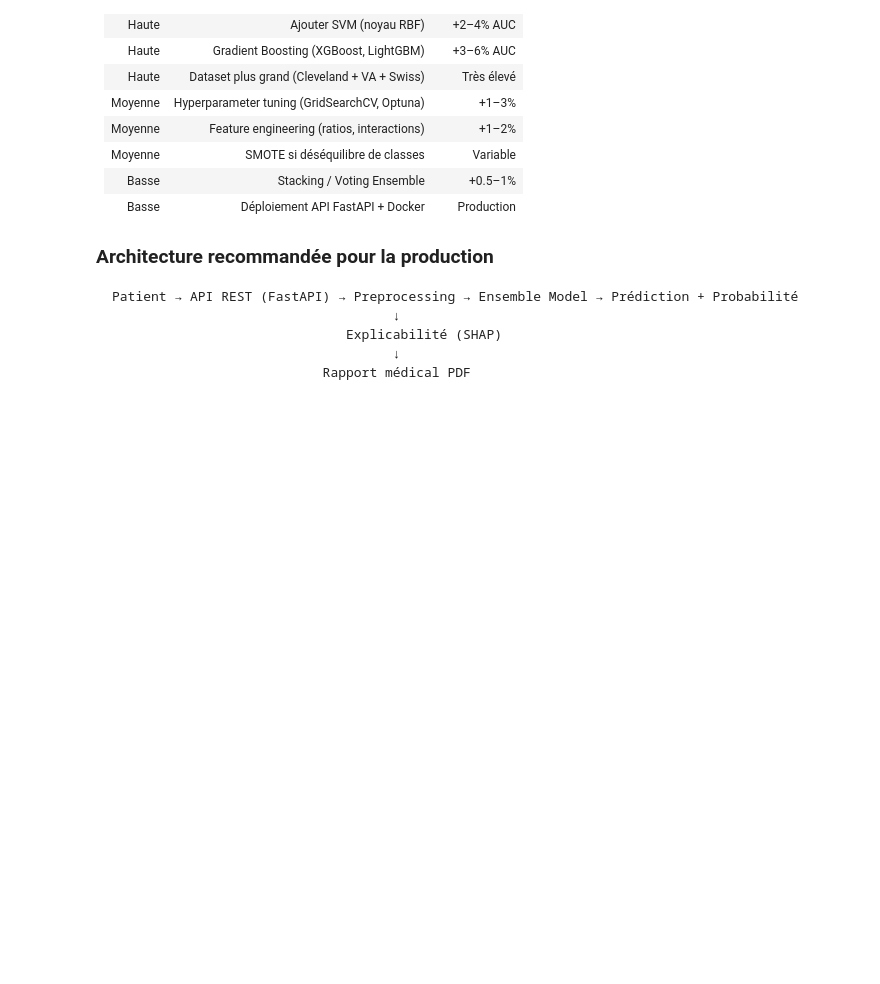
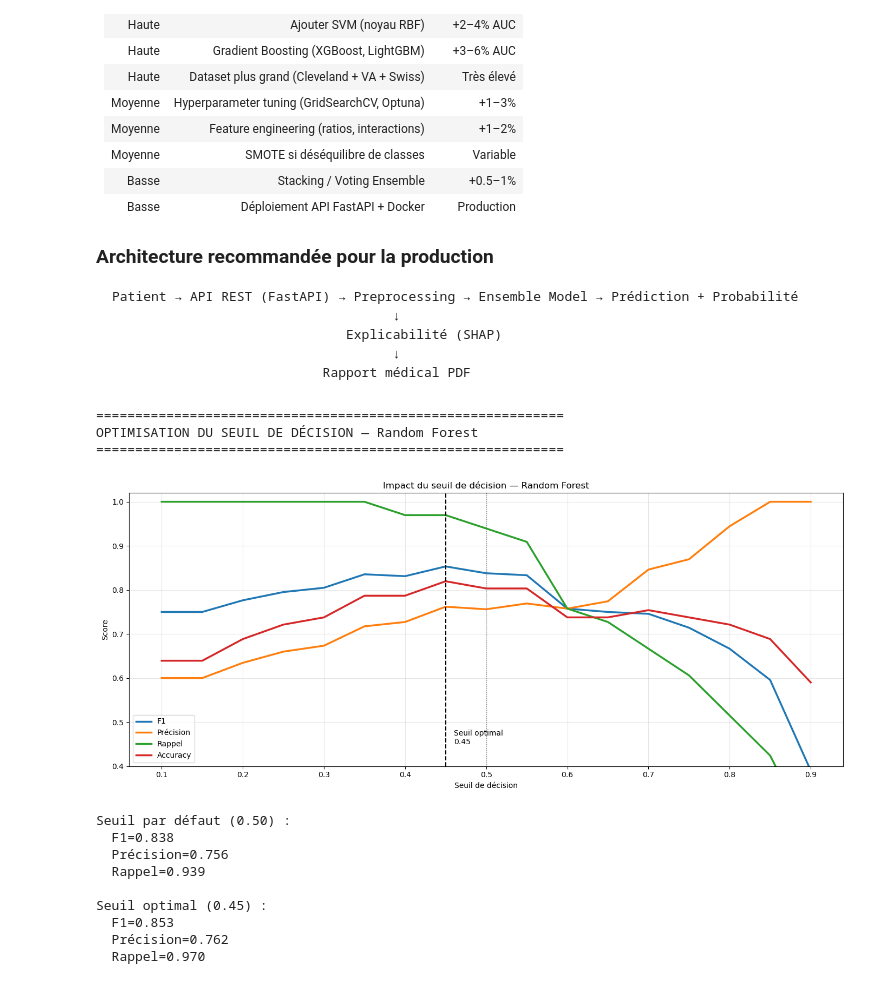
Before and after one commit to Lanja7126/Examen_ML, a Jupyter notebook: heart.ipynb, the cells around one changed output. Drawn from its saved outputs; the diff is of its cells as text; code cells hidden in the pictures; blank space fills up the shorter version.

````diff
--- a/heart.ipynb
+++ b/heart.ipynb
@@ -738,3 +738,72 @@ Patient → API REST (FastAPI) → Preprocessing → Ensemble Model → Prédict
                                     ↓
                            Rapport médical PDF
 ```
+# %%
+# Démonstration : tuning du seuil de décision
+print("=" * 60)
+print("OPTIMISATION DU SEUIL DE DÉCISION — Random Forest")
+print("=" * 60)
+
+y_proba_rf = probabilities["Random Forest"]
+thresholds = np.arange(0.1, 0.91, 0.05)
+metrics_thresh = []
+
+for i, thresh in enumerate(thresholds):
+    y_pred_t = (y_proba_rf >= thresh).astype(int)
+    metrics_thresh.append({
+        'Seuil': thresh,
+        'F1': f1_score(y_test, y_pred_t, zero_division=0),
+        'Précision': precision_score(y_test, y_pred_t, zero_division=0),
+        'Rappel': recall_score(y_test, y_pred_t, zero_division=0),
+        'Accuracy': accuracy_score(y_test, y_pred_t)
+    })
+
+df_thresh = pd.DataFrame(metrics_thresh)
+best_thresh_idx = df_thresh['F1'].idxmax()
+best_thresh = df_thresh.loc[best_thresh_idx, 'Seuil']
+
+fig, ax = plt.subplots(figsize=(14, 6))
+
+# Sans couleurs personnalisées (courbes automatiques)
+metrics = ['F1', 'Précision', 'Rappel', 'Accuracy']
+for k, metric in enumerate(metrics):
+    ax.plot(df_thresh['Seuil'], df_thresh[metric], linewidth=2.5, label=metric)
+
+ax.axvline(best_thresh, color='black', linestyle='--', linewidth=1.5)
+ax.axvline(0.5, color='gray', linestyle=':', linewidth=1)
+ax.text(best_thresh + 0.01, 0.45, f'Seuil optimal\n{best_thresh:.2f}', fontsize=10)
+
+ax.set_xlabel("Seuil de décision")
+ax.set_ylabel("Score")
+ax.set_title("Impact du seuil de décision — Random Forest")
+ax.legend()
+ax.grid(True, alpha=0.3)
+ax.set_ylim(0.4, 1.02)
+
+plt.tight_layout()
+plt.savefig('./images/amelioration/thresh.png', dpi=130, bbox_inches='tight')
+plt.show()
+
+print(f"\nSeuil par défaut (0.50) :")
+print(f"  F1={df_thresh[df_thresh['Seuil'].round(2)==0.50]['F1'].values[0]:.3f}")
+print(f"  Précision={df_thresh[df_thresh['Seuil'].round(2)==0.50]['Précision'].values[0]:.3f}")
+print(f"  Rappel={df_thresh[df_thresh['Seuil'].round(2)==0.50]['Rappel'].values[0]:.3f}")
+
+print(f"\nSeuil optimal ({best_thresh:.2f}) :")
+print(f"  F1={df_thresh.loc[best_thresh_idx, 'F1']:.3f}")
+print(f"  Précision={df_thresh.loc[best_thresh_idx, 'Précision']:.3f}")
+print(f"  Rappel={df_thresh.loc[best_thresh_idx, 'Rappel']:.3f}")
+# %% [output]
+============================================================
+OPTIMISATION DU SEUIL DE DÉCISION — Random Forest
+============================================================
+[figure, added]
+Seuil par défaut (0.50) :
+  F1=0.838
+  Précision=0.756
+  Rappel=0.939
+
+Seuil optimal (0.45) :
+  F1=0.853
+  Précision=0.762
+  Rappel=0.970
````
Also changed, not shown: parts of 3 cells of this notebook, 6 other files.
